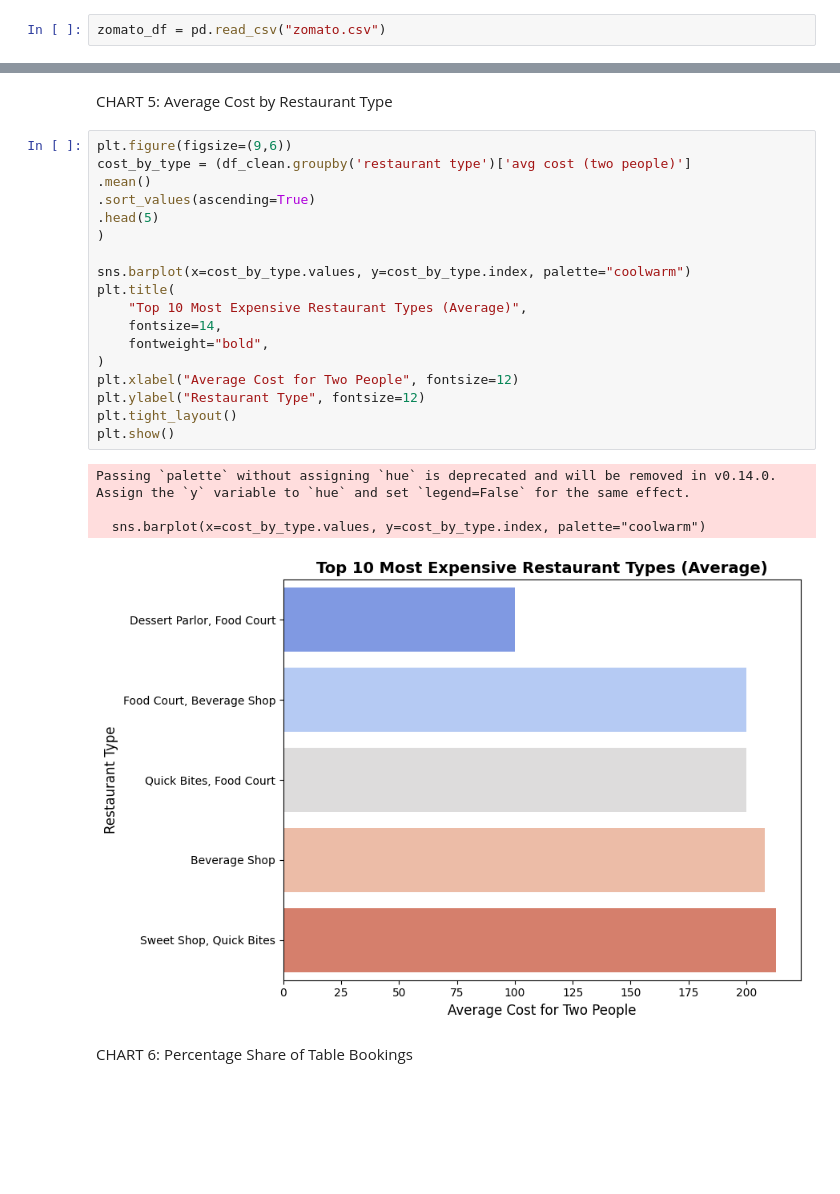
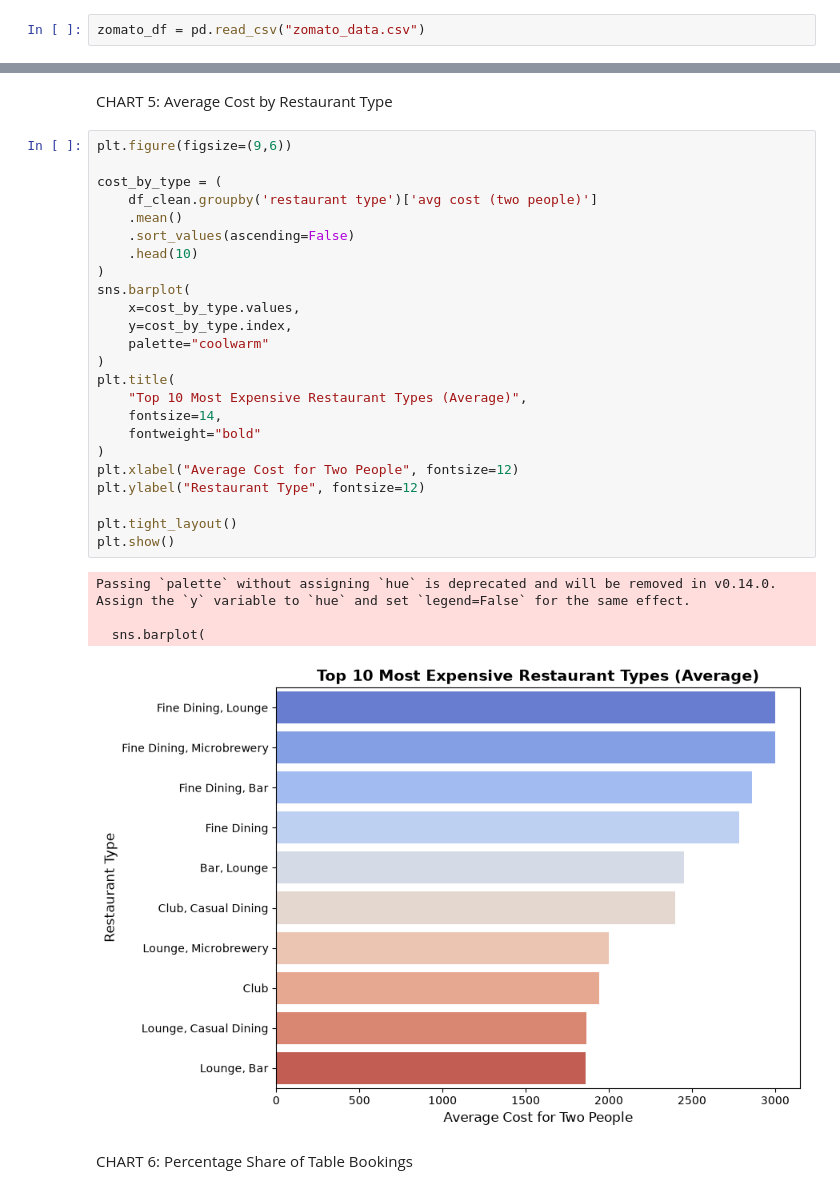
Before and after one commit to RohitManjrekar-DS/Zomato-restaurant-Analysis, a Jupyter notebook: Zomato-Restaurant-analysis/zomato.ipynb, the cells around one changed output, grey strips where cells are left out. Saved outputs shown, nothing was run; the diff lists cells and outputs as text; blank space fills up the shorter version.

```diff
--- a/Zomato-Restaurant-analysis/zomato.ipynb
+++ b/Zomato-Restaurant-analysis/zomato.ipynb
@@ -5,7 +51,7 @@ import pandas as pd
 import matplotlib.pyplot as plt
 import seaborn as sns
 # %%
-zomato_df = pd.read_csv("zomato.csv")
+zomato_df = pd.read_csv("zomato_data.csv")
 # %%
 zomato_df.head()
 # %% [output]
@@ -200,27 +256,33 @@ plt.show()
 CHART 5: Average Cost by Restaurant Type
 # %%
 plt.figure(figsize=(9,6))
-cost_by_type = (df_clean.groupby('restaurant type')['avg cost (two people)']
-.mean()
-.sort_values(ascending=True)
-.head(5)
+
+cost_by_type = (
+    df_clean.groupby('restaurant type')['avg cost (two people)']
+    .mean()
+    .sort_values(ascending=False)
+    .head(10)
 )
-
-sns.barplot(x=cost_by_type.values, y=cost_by_type.index, palette="coolwarm")
+sns.barplot(
+    x=cost_by_type.values,
+    y=cost_by_type.index,
+    palette="coolwarm"
+)
 plt.title(
     "Top 10 Most Expensive Restaurant Types (Average)",
     fontsize=14,
-    fontweight="bold",
+    fontweight="bold"
 )
 plt.xlabel("Average Cost for Two People", fontsize=12)
 plt.ylabel("Restaurant Type", fontsize=12)
+
 plt.tight_layout()
 plt.show()
 # %% [output]
 Passing `palette` without assigning `hue` is deprecated and will be removed in v0.14.0. Assign the `y` variable to `hue` and set `legend=False` for the same effect.
 
-  sns.barplot(x=cost_by_type.values, y=cost_by_type.index, palette="coolwarm")
+  sns.barplot(
-[figure, old version]
+[figure, new version]
 # %% [markdown]
 CHART 6: Percentage Share of Table Bookings
 # %%
```
Also changed, not shown: parts of 13 cells of this notebook.
